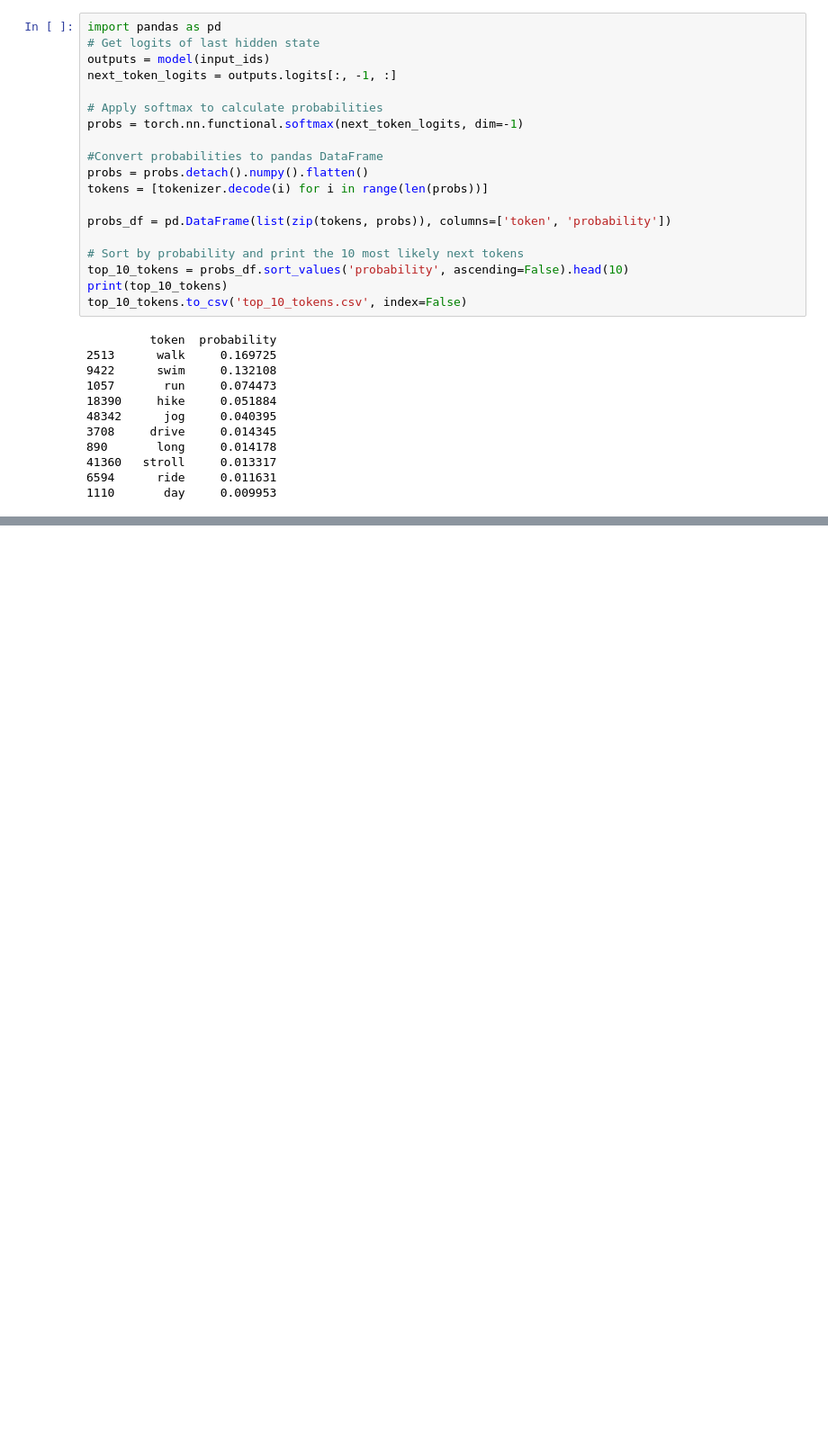
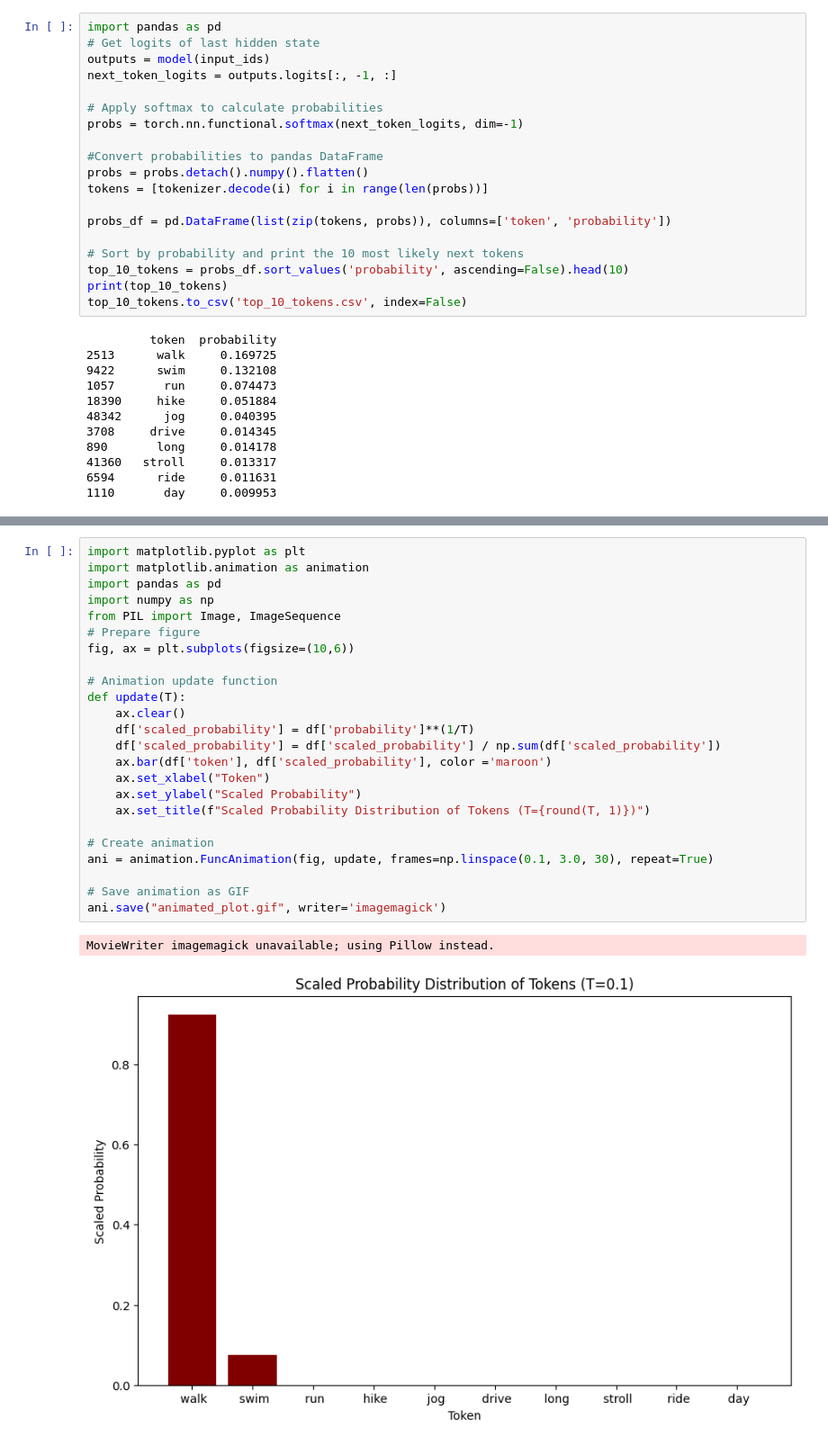
Before and after one commit to oduerr/llm_playground, a Jupyter notebook: hugging_face/sampling_from_LLM/hello_world.ipynb, the cells around one changed output, grey strips where cells are left out. Shown at 90% size. Drawn from its saved outputs; the diff is of its cells as text; blank space fills up the shorter version.

```diff
--- a/hugging_face/sampling_from_LLM/hello_world.ipynb
+++ b/hugging_face/sampling_from_LLM/hello_world.ipynb
@@ -135,0 +187,27 @@ top_10_tokens = pd.read_csv('top_10_tokens.csv')
+# %%
+import matplotlib.pyplot as plt
+import matplotlib.animation as animation
+import pandas as pd
+import numpy as np
+from PIL import Image, ImageSequence
+# Prepare figure
+fig, ax = plt.subplots(figsize=(10,6))
+
+# Animation update function
+def update(T):
+    ax.clear()
+    df['scaled_probability'] = df['probability']**(1/T)
+    df['scaled_probability'] = df['scaled_probability'] / np.sum(df['scaled_probability'])
+    ax.bar(df['token'], df['scaled_probability'], color ='maroon')
+    ax.set_xlabel("Token")
+    ax.set_ylabel("Scaled Probability")
+    ax.set_title(f"Scaled Probability Distribution of Tokens (T={round(T, 1)})")
+
+# Create animation
+ani = animation.FuncAnimation(fig, update, frames=np.linspace(0.1, 3.0, 30), repeat=True)
+
+# Save animation as GIF
+ani.save("animated_plot.gif", writer='imagemagick')
+# %% [output]
+MovieWriter imagemagick unavailable; using Pillow instead.
+[figure, added]
```
Also changed, not shown: parts of 6 cells of this notebook, 1 other file.
